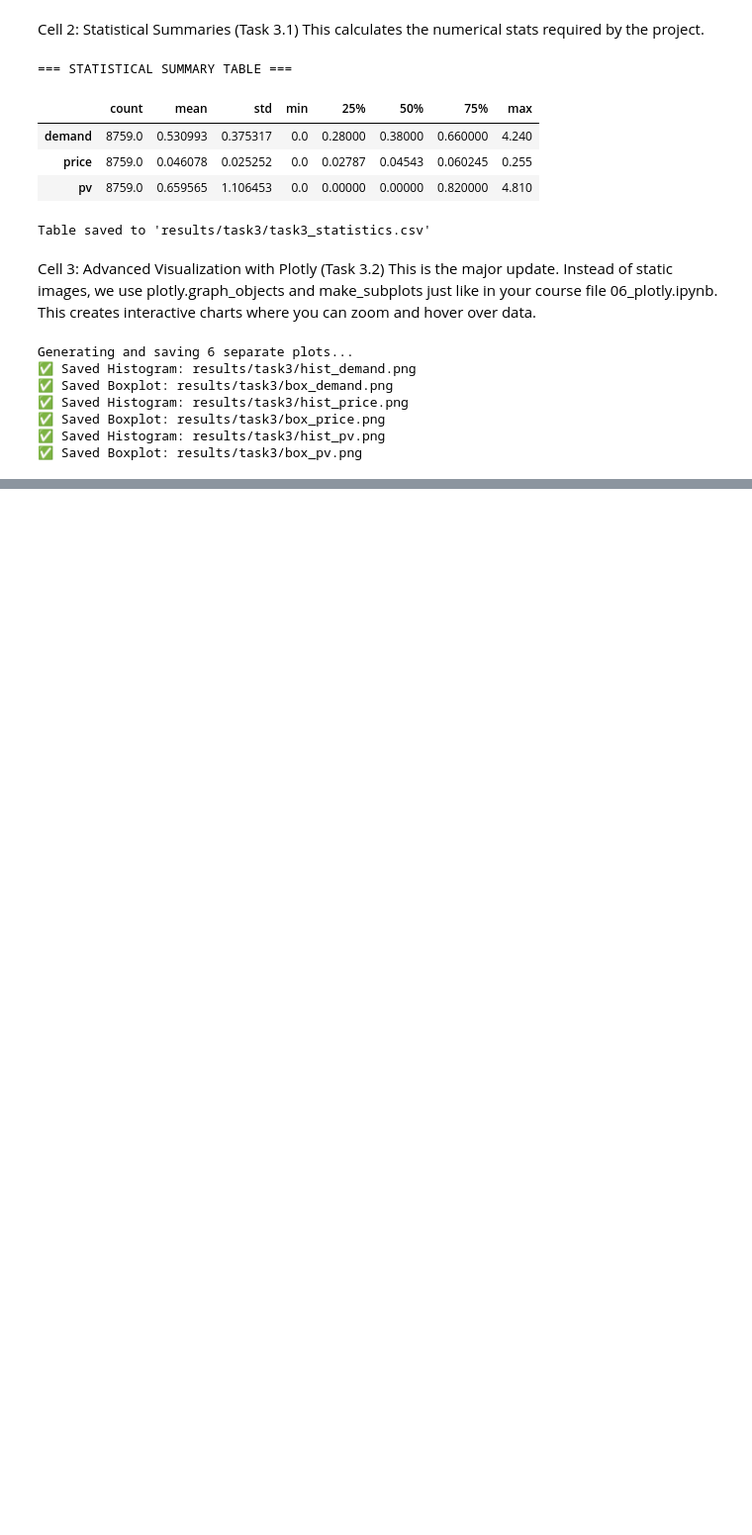
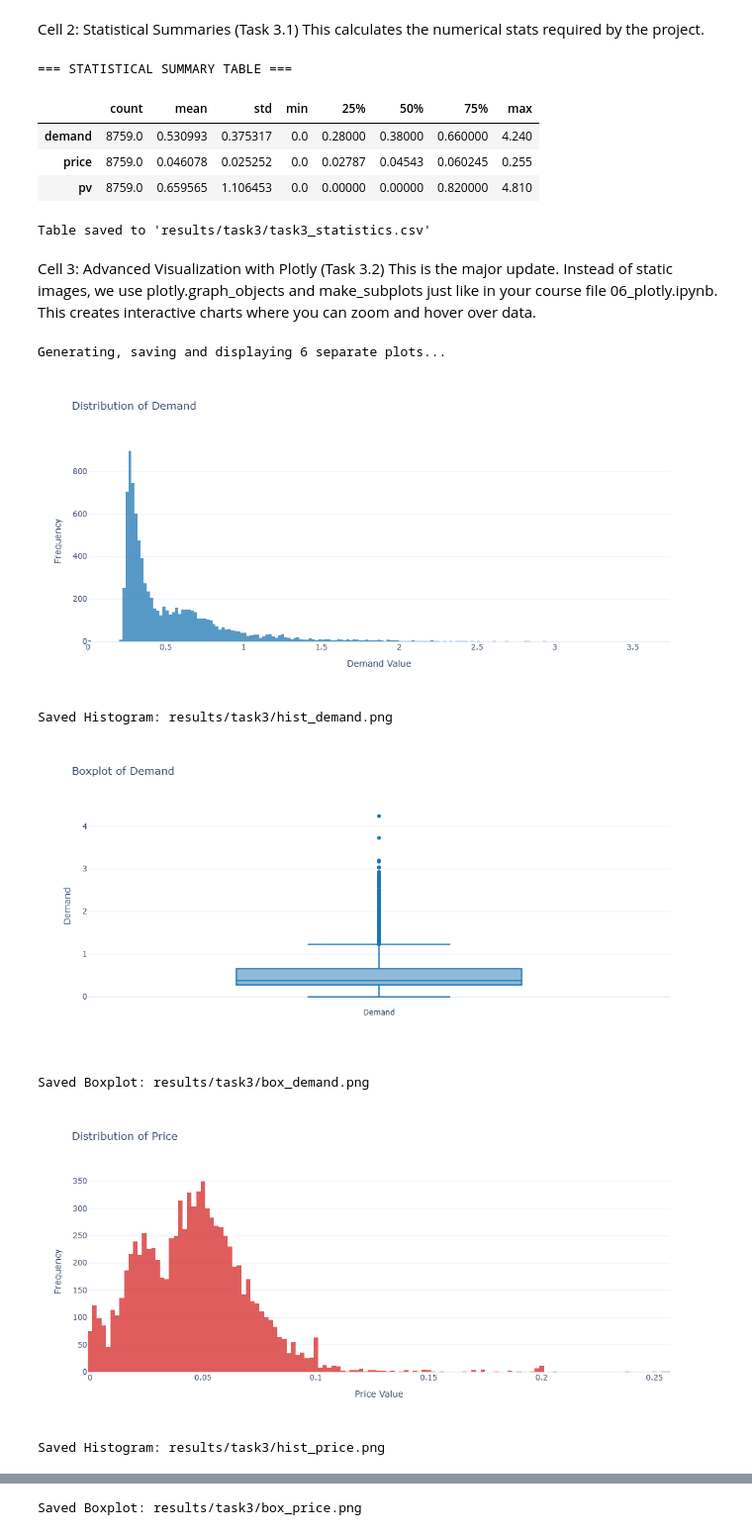
Before and after one commit to PabloTirBarTaltech/PabloTirBarTaltech-its8080-hems_PabloTirado, a Jupyter notebook: task3.ipynb, the cells around one changed output, grey strips where cells are left out. Shown at 99% size. Cells and saved outputs as stored; diff of their text form; code cells hidden in the pictures; blank space fills up the shorter version.

```diff
--- a/task3.ipynb
+++ b/task3.ipynb
@@ -93,7 +93,7 @@ import os
 pio.templates.default = "plotly_white"
 
 def save_six_separate_plots(df):
-    print("Generating and saving 6 separate plots...")
+    print("Generating, saving and displaying 6 separate plots...")
 
     # Variables a graficar
     variables = ['demand', 'price', 'pv']
@@ -107,7 +107,7 @@ def save_six_separate_plots(df):
     # Bucle para generar 2 gráficos por cada variable (Total 6)
     for i, col in enumerate(variables):
         if col not in df.columns:
-            print(f"⚠️ Warning: Column '{col}' not found.")
+            print(f"Warning: Column '{col}' not found.")
             continue
 
         color = colors[i]
@@ -130,45 +130,55 @@ def save_six_separate_plots(df):
             showlegend=False
         )
 
+        # MOSTRAR EN PANTALLA
+        fig_hist.show()
+
         # Guardar Histograma
         path_hist = f"{output_dir}/hist_{col}.png"
         try:
             fig_hist.write_image(path_hist)
-            print(f"✅ Saved Histogram: {path_hist}")
+            print(f"Saved Histogram: {path_hist}")
         except Exception as e:
-            print(f"❌ Error saving {path_hist}: {e}")
+            print(f"Error saving {path_hist}: {e}")
 
         # --- FIGURA B: BOXPLOT ---
         fig_box = go.Figure()
         fig_box.add_trace(go.Box(
             y=df[col],
             name=label,
             marker_color=color,
             boxpoints='outliers' # Mostrar puntos atípicos
         ))
 
         fig_box.update_layout(
             title_text=f"Boxplot of {label}",
             yaxis_title=label,
             height=500, width=500, # Más estrecho para boxplot
             showlegend=False
         )
 
+        # MOSTRAR EN PANTALLA
+        fig_box.show()
+
         # Guardar Boxplot
         path_box = f"{output_dir}/box_{col}.png"
         try:
             fig_box.write_image(path_box)
-            print(f"✅ Saved Boxplot: {path_box}")
+            print(f"Saved Boxplot: {path_box}")
         except Exception as e:
-            print(f"❌ Error saving {path_box}: {e}")
+            print(f"Error saving {path_box}: {e}")
 
 # Ejecutar la función
-save_six_separate_plots(df_train)
+# Asegúrate de que df_train esté definido antes de ejecutar esto
+if 'df_train' in locals():
+    save_six_separate_plots(df_train)
+else:
+    print("Por favor define 'df_train' antes de ejecutar la función.")
 # %% [output]
-Generating and saving 6 separate plots...
-✅ Saved Histogram: results/task3/hist_demand.png
-✅ Saved Boxplot: results/task3/box_demand.png
-✅ Saved Histogram: results/task3/hist_price.png
-✅ Saved Boxplot: results/task3/box_price.png
-✅ Saved Histogram: results/task3/hist_pv.png
-✅ Saved Boxplot: results/task3/box_pv.png
+Generating, saving and displaying 6 separate plots...
+[figure, added]
+Saved Histogram: results/task3/hist_demand.png
+[figure, added]
+Saved Boxplot: results/task3/box_demand.png
+[figure, added]
+Saved Histogram: results/task3/hist_price.png
@@ -174,0 +186 @@ Generating and saving 6 separate plots...
+Saved Boxplot: results/task3/box_price.png
```
Also changed, not shown: parts of 6 cells of this notebook, 11 other files.
